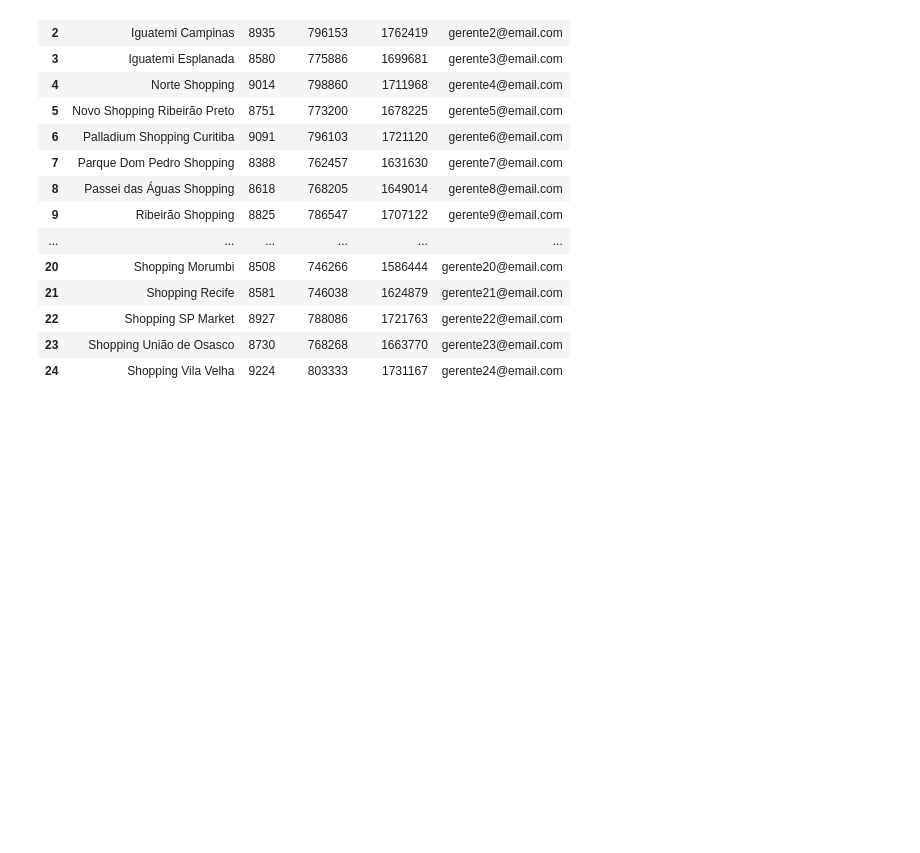
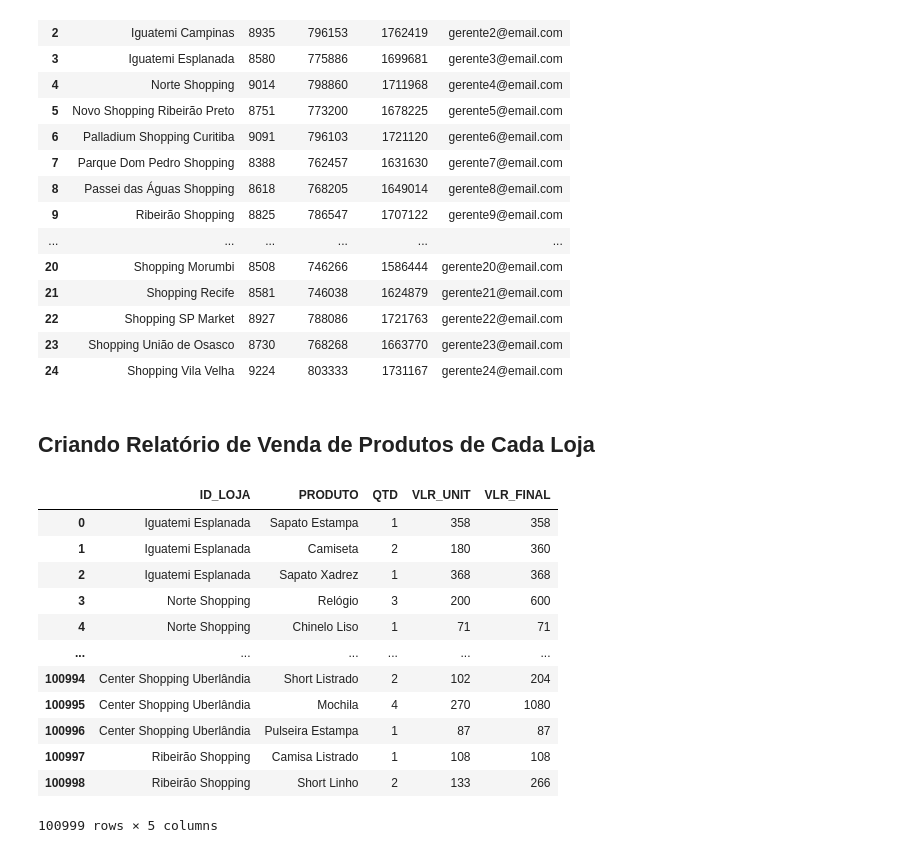
Before and after one commit to ro77en/data-science-challenges, a Jupyter notebook: Desafio 1/main.ipynb, the cells around one changed output. Drawn from its saved outputs; the diff is of its cells as text; code cells hidden in the pictures; blank space fills up the shorter version.

```diff
--- a/Desafio 1/main.ipynb
+++ b/Desafio 1/main.ipynb
@@ -314,3 +314,21 @@ display(df_gerentes.reset_index())
 | 22 | Shopping SP Market | 8927 | 788086 | 1721763 | gerente22@email.com |
 | 23 | Shopping União de Osasco | 8730 | 768268 | 1663770 | gerente23@email.com |
 | 24 | Shopping Vila Velha | 9224 | 803333 | 1731167 | gerente24@email.com |
+# %% [markdown]
+## Criando Relatório de Venda de Produtos de Cada Loja
+# %%
+df_vendas
+# %% [output]
+|  | ID_LOJA | PRODUTO | QTD | VLR_UNIT | VLR_FINAL |
+| 0 | Iguatemi Esplanada | Sapato Estampa | 1 | 358 | 358 |
+| 1 | Iguatemi Esplanada | Camiseta | 2 | 180 | 360 |
+| 2 | Iguatemi Esplanada | Sapato Xadrez | 1 | 368 | 368 |
+| 3 | Norte Shopping | Relógio | 3 | 200 | 600 |
+| 4 | Norte Shopping | Chinelo Liso | 1 | 71 | 71 |
+| ... | ... | ... | ... | ... | ... |
+| 100994 | Center Shopping Uberlândia | Short Listrado | 2 | 102 | 204 |
+| 100995 | Center Shopping Uberlândia | Mochila | 4 | 270 | 1080 |
+| 100996 | Center Shopping Uberlândia | Pulseira Estampa | 1 | 87 | 87 |
+| 100997 | Ribeirão Shopping | Camisa Listrado | 1 | 108 | 108 |
+| 100998 | Ribeirão Shopping | Short Linho | 2 | 133 | 266 |
+100999 rows × 5 columns
```
Also changed, not shown: parts of 3 cells of this notebook.
